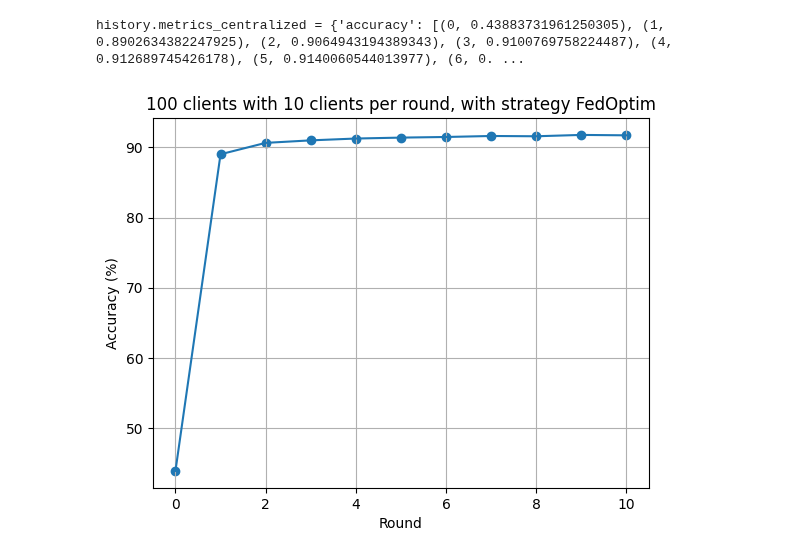
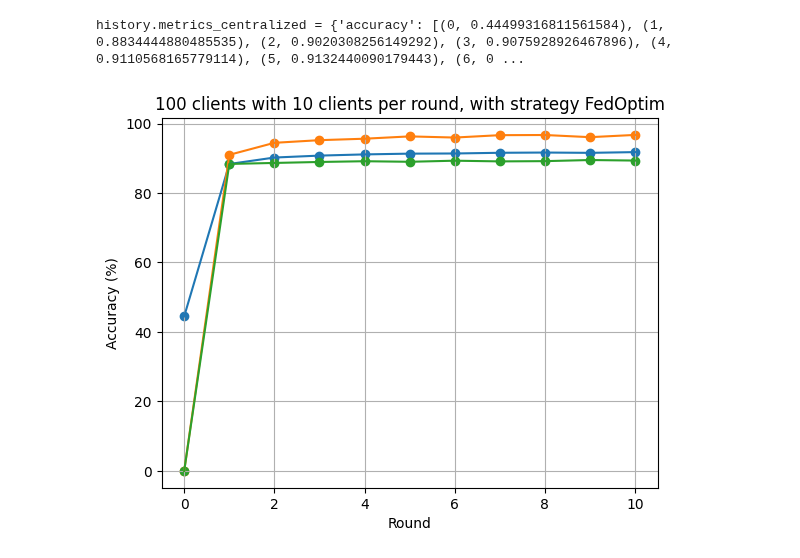
Before and after one commit to AnastasiaBrinati/Progetto-ML-23-24, a Jupyter notebook: task1_federato.ipynb, the cells around one changed output. Cells and saved outputs as stored; diff of their text form; code cells hidden in the pictures.

```diff
--- a/task1_federato.ipynb
+++ b/task1_federato.ipynb
@@ -33,7 +27,7 @@ Requirement already satisfied: python-dateutil>=2.7 in /usr/local/lib/python3.10
 Requirement already satisfied: six>=1.5 in /usr/local/lib/python3.10/dist-packages (from python-dateutil>=2.7->matplotlib) (1.16.0)
 # %%
 # Simulation parameters
-parameters = {
+settings = {
     "VERBOSE": 0,
     "NUM_CLIENTS": 100,
     "FRACTION_FIT": 0.1,
@@ -113,16 +117,23 @@ class FlowerClient(fl.client.NumPyClient):
 
     def fit(self, parameters, config):
         self.model.set_weights(parameters)
-        self.model.fit(self.trainset, epochs=1, verbose=VERBOSE)
+        self.model.fit(self.trainset, epochs=1, verbose=settings['VERBOSE'])
         return self.model.get_weights(), len(self.trainset), {}
 
     def evaluate(self, parameters, config):
         self.model.set_weights(parameters)
-        loss, acc = self.model.evaluate(self.valset, verbose=VERBOSE)
-        return loss, len(self.valset), {"accuracy": acc}
+        results = self.model.evaluate(self.valset)
+
+        loss = results[0]
+        accuracy = results[1]
+        precision = results[2]
+        recall = results[3]
+
+
+        return loss, len(self.valset), {"accuracy": accuracy, "precision":precision, "recall":recall}
 # %%
 # Download MNIST dataset and partition it
-mnist_fds = FederatedDataset(dataset="giulioappetito/churn_dataset_giulioappetito", partitioners={"train": NUM_CLIENTS})
+mnist_fds = FederatedDataset(dataset="giulioappetito/churn_dataset_giulioappetito", partitioners={"train": settings['NUM_CLIENTS']})
 # Get the whole test set for centralised evaluation
 centralized_testset = mnist_fds.load_full("test").to_tf_dataset(
   columns=[
@@ -240,10 +245,12 @@ def weighted_average(metrics: List[Tuple[int, Metrics]]) -> Metrics:
     the client's evaluate() method."""
     # Multiply accuracy of each client by number of examples used
     accuracies = [num_examples * m["accuracy"] for num_examples, m in metrics]
+    precisions = [num_examples * m["precision"] for num_examples, m in metrics]
+    recalls = [num_examples * m["recall"] for num_examples, m in metrics]
     examples = [num_examples for num_examples, _ in metrics]
 
     # Aggregate and return custom metric (weighted average)
-    return {"accuracy": sum(accuracies) / sum(examples)}
+    return {"accuracy": sum(accuracies) / sum(examples), "precision":sum(precisions) / sum(examples),"recall":sum(recalls) / sum(examples)}
 
 
 def get_evaluate_fn(testset: Dataset):
@@ -257,8 +264,9 @@ def get_evaluate_fn(testset: Dataset):
     ):
         model = get_model()  # Construct the model
         model.set_weights(parameters)  # Update model with the latest parameters
-        loss, accuracy = model.evaluate(testset, verbose=parameters["VERBOSE"])
-        return loss, {"accuracy": accuracy}
+        results = model.evaluate(testset)
+        loss = results[0]
+        return loss, {"accuracy": results[1], "precision":results[2], "recall":results[3]}
 
     return evaluate
 # %%
@@ -336,26 +380,41 @@ INFO:flwr:app_fit: metrics_centralized {'accuracy': [(0, 0.43883731961250305), (
 # %%
 import matplotlib.pyplot as plt
 from tabulate import tabulate
 
 # I dati dell'accuratezza
 print(f"{history.metrics_centralized = }")
 global_accuracy_centralised = history.metrics_centralized["accuracy"]
+global_recall_centralised = history.metrics_centralized["recall"]
+global_precision_centralised = history.metrics_centralized["precision"]
+
+
 rounds = [data[0] for data in global_accuracy_centralised]
 accuracies = [100.0 * data[1] for data in global_accuracy_centralised]
+recalls = [100.0 * data[1] for data in global_recall_centralised]
+precisions = [100.0 * data[1] for data in global_precision_centralised]
+
 
 # Plot
 plt.plot(rounds, accuracies)
 plt.grid()
 plt.ylabel("Accuracy (%)")
 plt.xlabel("Round")
 plt.scatter(rounds,accuracies)
-plt.title(str(parameters['NUM_CLIENTS']) + ' clients with ' + str(int(parameters['FRACTION_FIT']*parameters['NUM_CLIENTS'])) + ' clients per round, with strategy ' + parameters['STRATEGY_TYPE'])  # Correzione qui
+
+plt.plot(rounds,recalls)
+plt.scatter(rounds,recalls)
+
+plt.plot(rounds,precisions)
+plt.scatter(rounds,precisions)
+
+
+plt.title(str(settings['NUM_CLIENTS']) + ' clients with ' + str(int(settings['FRACTION_FIT']*settings['NUM_CLIENTS'])) + ' clients per round, with strategy ' + settings['STRATEGY_TYPE'])  # Correzione qui
 plt.show()
 
 # Tabella
-data_table = [["Round", "Accuracy (%)"]] + [[r, a] for r, a in zip(rounds, accuracies)]
+data_table = [["Round", "Accuracy (%)","Precision","Recall"]] + [[r, a,p,rec] for r, a,p, rec in zip(rounds, accuracies, precisions, recalls)]
 table = tabulate(data_table, headers="firstrow", tablefmt="fancy_grid")
 print(table)
 # %% [output]
-history.metrics_centralized = {'accuracy': [(0, 0.43883731961250305), (1, 0.8902634382247925), (2, 0.9064943194389343), (3, 0.9100769758224487), (4, 0.912689745426178), (5, 0.9140060544013977), (6, 0. ...
+history.metrics_centralized = {'accuracy': [(0, 0.44499316811561584), (1, 0.8834444880485535), (2, 0.9020308256149292), (3, 0.9075928926467896), (4, 0.9110568165779114), (5, 0.9132440090179443), (6, 0 ...
-[figure, old version]
+[figure, new version]
```
Also changed, not shown: parts of 5 cells of this notebook.
